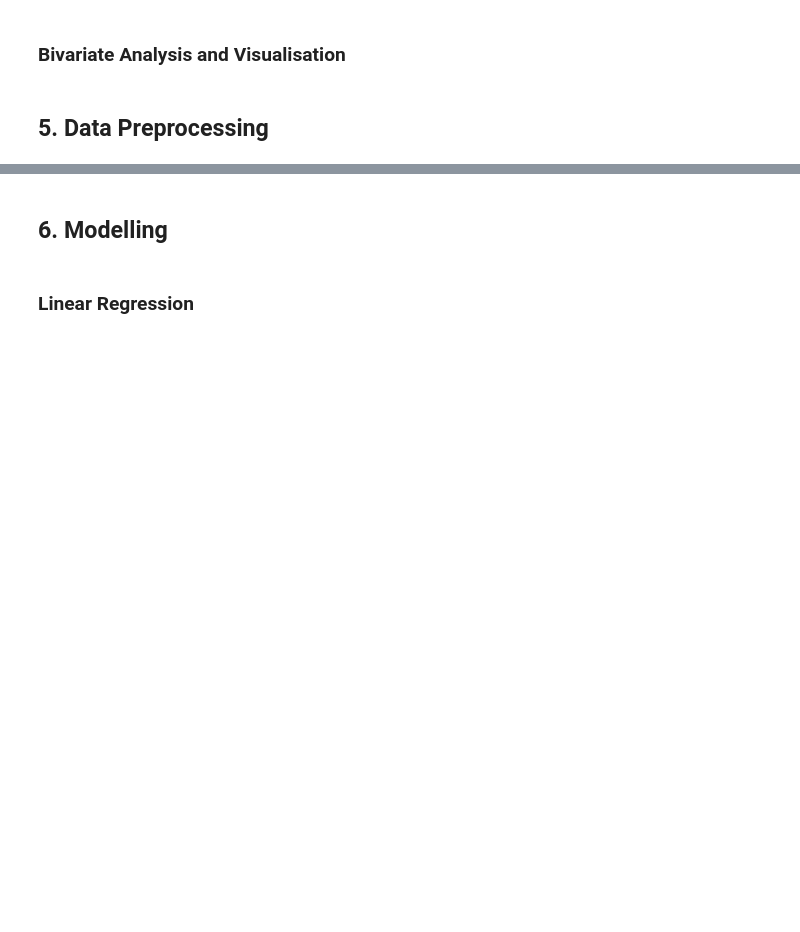
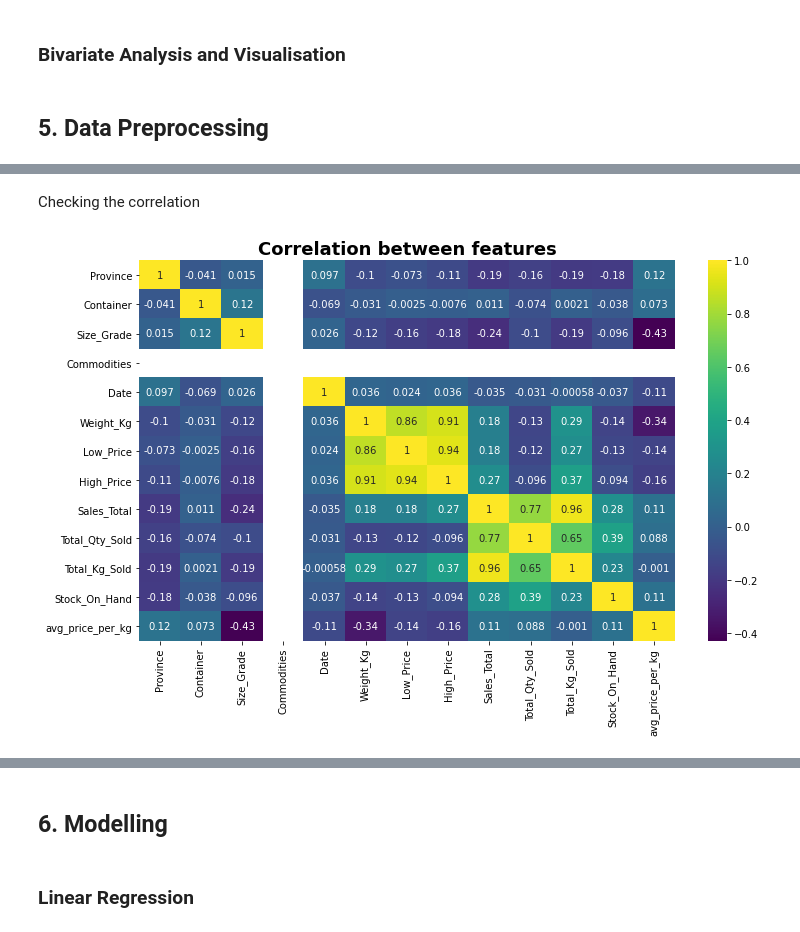
Before and after one commit to Iddo-Smith/regression-apples-predict-api-template, a Jupyter notebook: apple_prices_workbook.ipynb, the cells around one changed output, grey strips where cells are left out. Saved outputs shown, nothing was run; the diff lists cells and outputs as text; code cells hidden in the pictures; blank space fills up the shorter version.

```diff
--- a/apple_prices_workbook.ipynb
+++ b/apple_prices_workbook.ipynb
@@ -306,0 +330,4 @@ test.describe()
+# %%
+Categorical_Train = train.select_dtypes(include = ['object']) # selects all categorical variables from the train data set
+Categorical_Test = test.select_dtypes(include = ['object']) # selects all categorical variables from the test data set
+Categorical_Train.head()
@@ -306,0 +343,5 @@ test.describe()
+# %%
+le = LabelEncoder()
+encoded_categorical_Train = Categorical_Train.apply(lambda x: le.fit_transform(x))
+encoded_categorical_Test = Categorical_Test.apply(lambda x: le.fit_transform(x))
+encoded_categorical_Train.head()
@@ -306,0 +357,4 @@ test.describe()
+# %%
+Numeric_Train = train._get_numeric_data()# selects all numerical columns from the train data frame
+Numeric_Test = test._get_numeric_data()# selects all numerical columns from the test data frame
+Numeric_Train.head()
@@ -306,0 +370,3 @@ test.describe()
+# %%
+train_encoded = pd.concat([encoded_categorical_Train, Numeric_Train], axis = 1) #combining the numerical data with the encoded categorical data
+test_encoded = pd.concat([encoded_categorical_Test, Numeric_Test], axis = 1) #combining the numerical data with the encoded categorical data
@@ -306,0 +382,2 @@ test.describe()
+# %% [markdown]
+Checking the correlation
@@ -306,0 +387,10 @@ test.describe()
+# %%
+train_corr=train_encoded.corr()
+f,ax=plt.subplots(figsize=(12,7))
+sns.heatmap(train_corr,cmap='viridis',annot=True)
+plt.title("Correlation between features",weight='bold',fontsize=18)
+plt.show()
+
+#plotting the heatmap for different features
+# %% [output]
+[figure, added]
```
Also changed, not shown: parts of 16 cells of this notebook.
